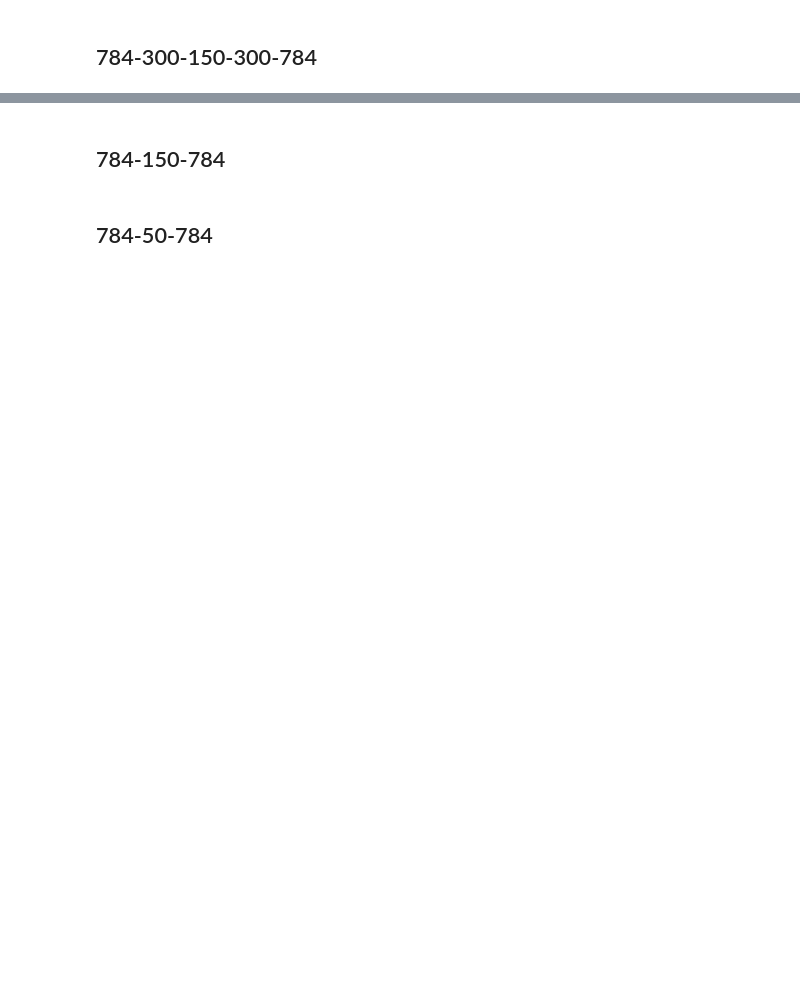
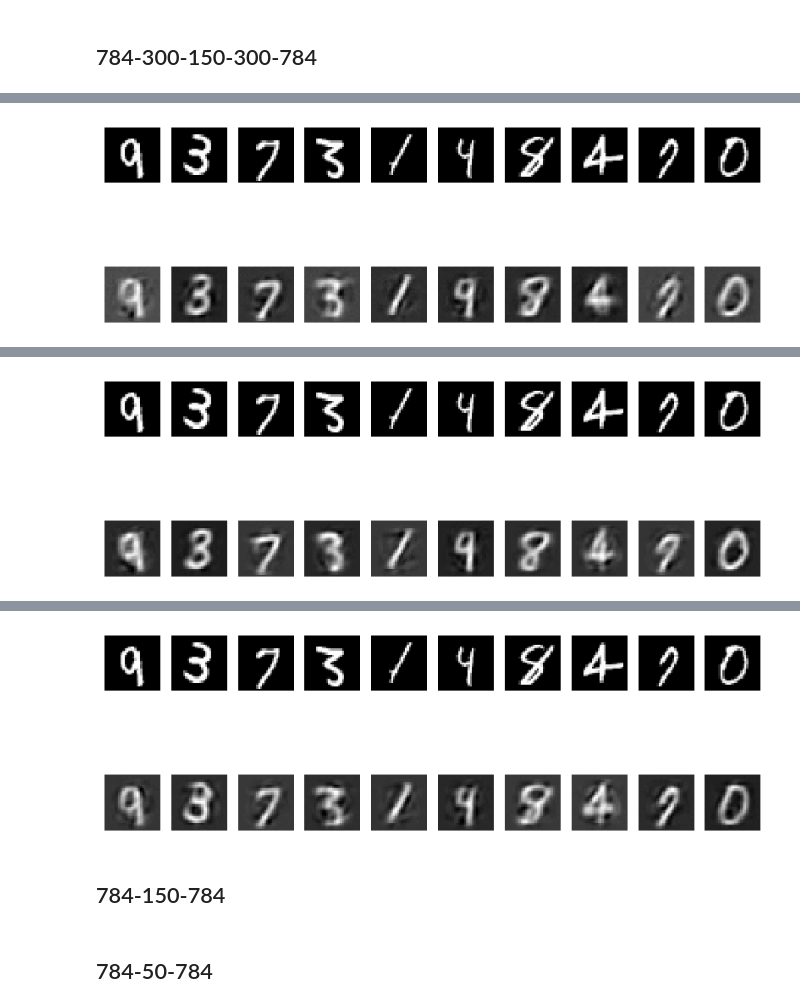
Before and after one commit to bouracha/autoencoders, a Jupyter notebook: tensorflow_implementations/Experiments.ipynb, the cells around one changed output, grey strips where cells are left out. Drawn from its saved outputs; the diff is of its cells as text; code cells hidden in the pictures; blank space fills up the shorter version.

```diff
--- a/tensorflow_implementations/Experiments.ipynb
+++ b/tensorflow_implementations/Experiments.ipynb
@@ -17,7 +20,7 @@ settings = [(5, 0.0001), (20, 0.0001), (50, 0.0001)]
 
 for (num_epochs, l2_reg) in settings:
 
-    model = AUTOENCODER_300_150_300()
+    model = AUTOENCODER_300_150_300(l2_reg=0)
 
     init = tf.global_variables_initializer()
 
@@ -45,3 +48,4 @@ for (num_epochs, l2_reg) in settings:
     print("Train Loss: ", train_loss[-1])
     print("Test Loss: ", test_loss[-1])
     plot_reconstructions(test_data[0: 10], reconstructions)
+# %% [output]
@@ -47,0 +55 @@ for (num_epochs, l2_reg) in settings:
+[figure, added]
@@ -47,0 +59 @@ for (num_epochs, l2_reg) in settings:
+[figure, added]
@@ -48,3 +63,4 @@ for (num_epochs, l2_reg) in settings:
+[figure, added]
 # %% [markdown]
 ## 784-150-784
 # %%
```
Also changed, not shown: parts of 3 cells of this notebook, 3 other files.
